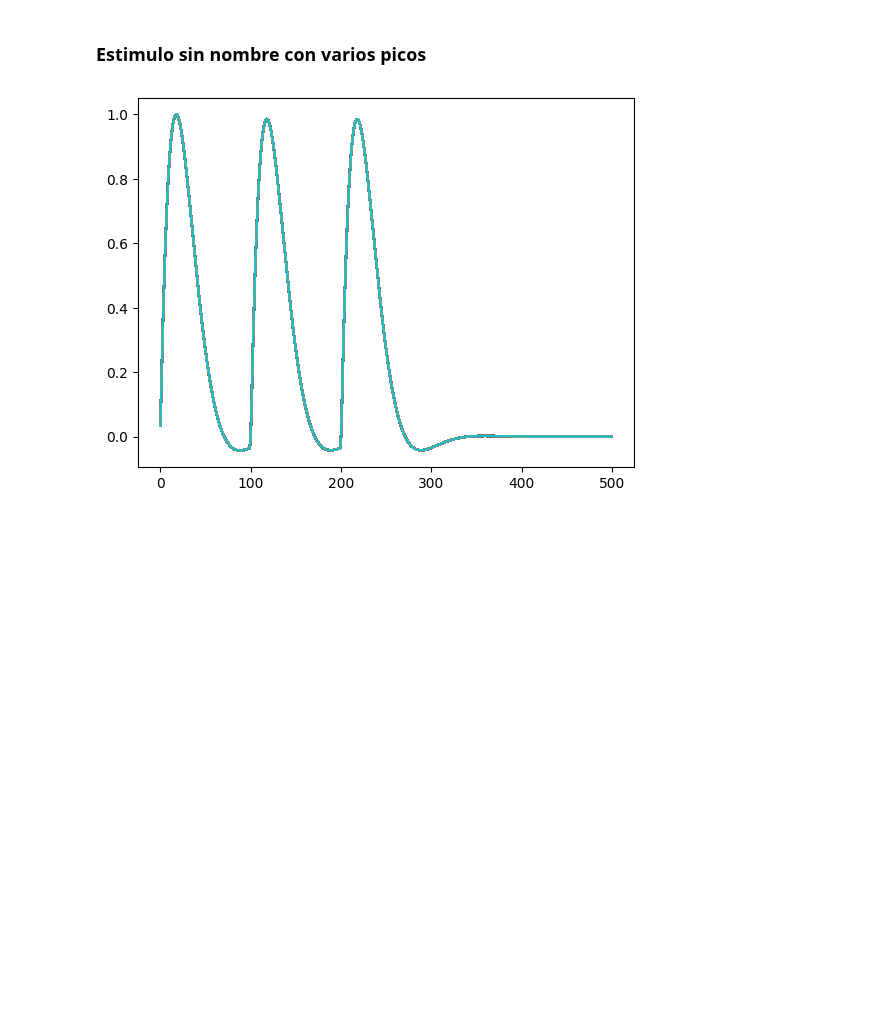
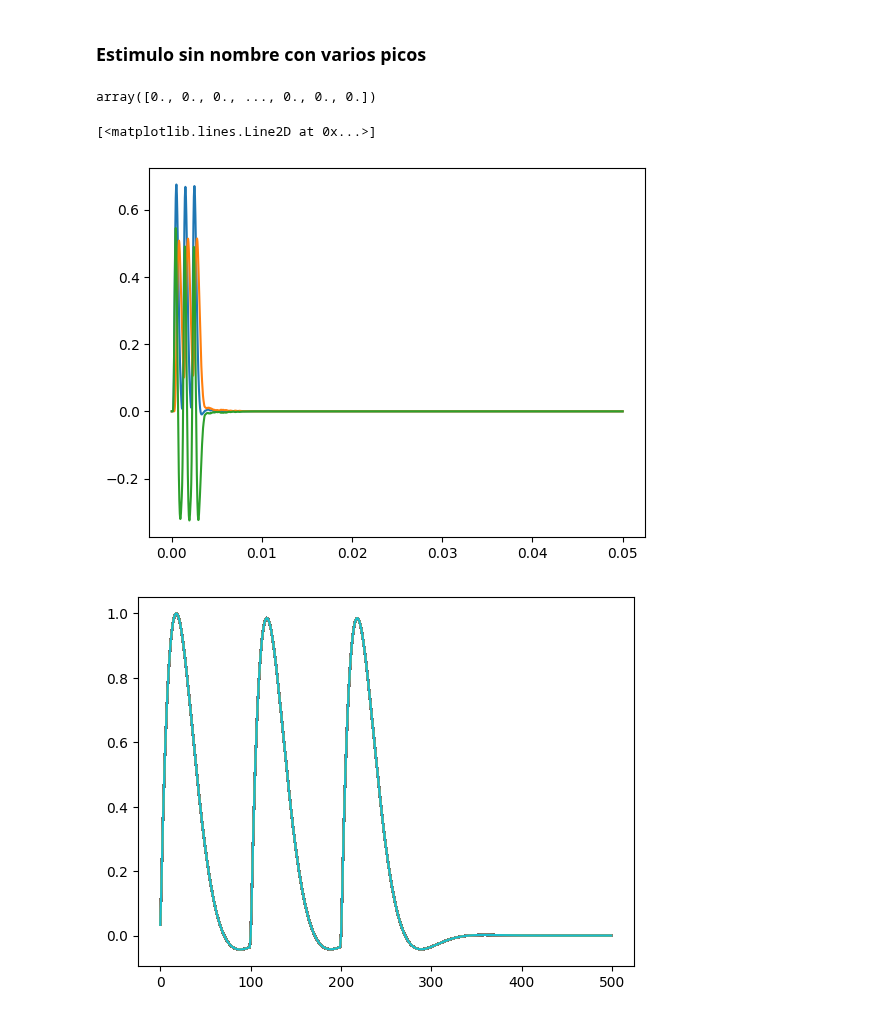
Before and after one commit to rmserra/proyecto-de-graduacion, a Jupyter notebook: modelo_poo.ipynb, the cells around one changed output. Cells and saved outputs as stored; diff of their text form; code cells hidden in the pictures; blank space fills up the shorter version.

```diff
--- a/modelo_poo.ipynb
+++ b/modelo_poo.ipynb
@@ -1375,11 +1377,23 @@ a.crear_estimulo(tipo_estimulo='sin_nombre',frec_muestreo=100000,tiempo_estimulo
 # %%
 a.sfap()
 a.cap()
+a.cap_diferencial(0,1)
+# %% [output]
+array([0., 0., 0., ..., 0., 0., 0.])
 # %%
 lista = a.nervio.informacion_fibras()[:,2]
 for x in lista:
     if x<=0:
         print("ERROR")
+# %%
+fm = 100000
+t = np.arange(1/fm,1/fm+a.tiempo_registro,1/fm)
+plt.plot(t,a.electrodos[0].cap)
+plt.plot(t,a.electrodos[1].cap)
+plt.plot(t,a.cap_diferencial(0,1))
+# %% [output]
+[<matplotlib.lines.Line2D at 0x...>]
+[figure, added]
 # %%
 for i in range(len(a.estimulo)):
     plt.plot(a.estimulo[i])
```
Also changed, not shown: parts of 1 cell of this notebook.
